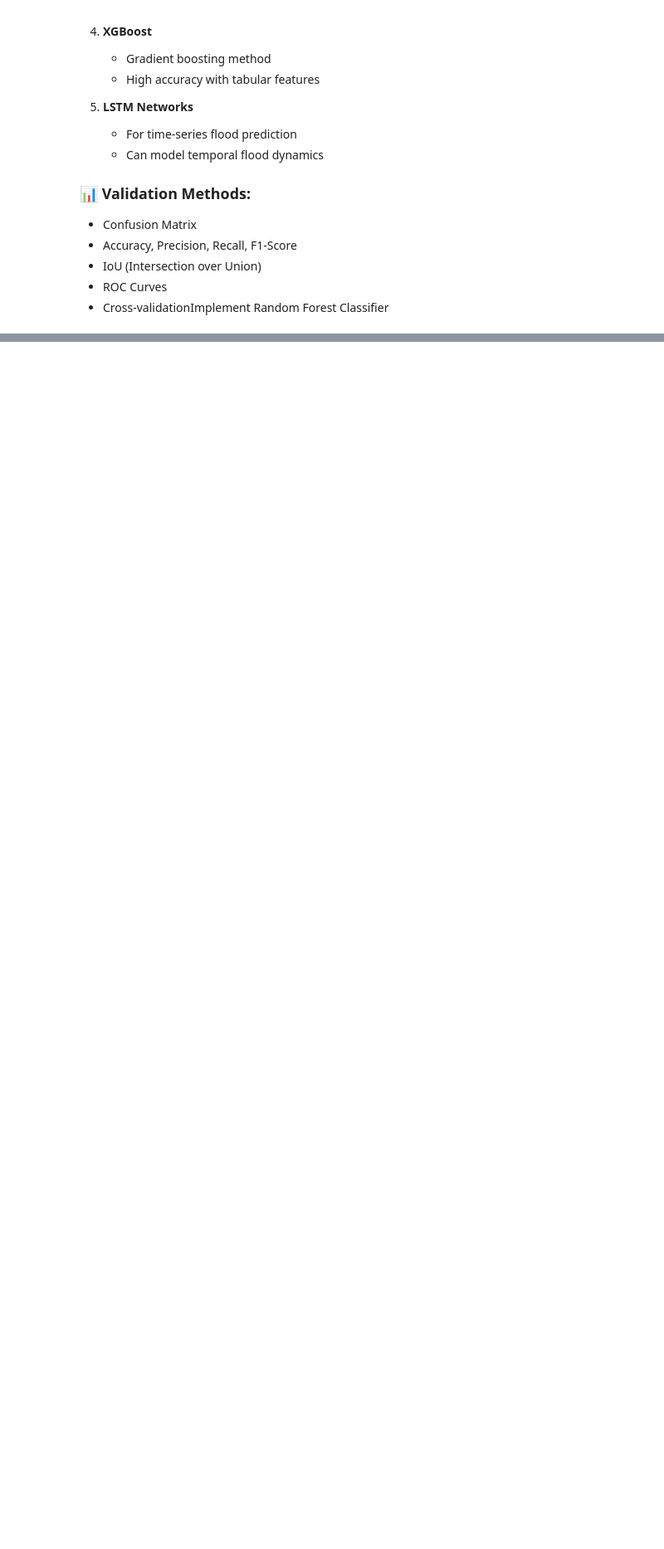
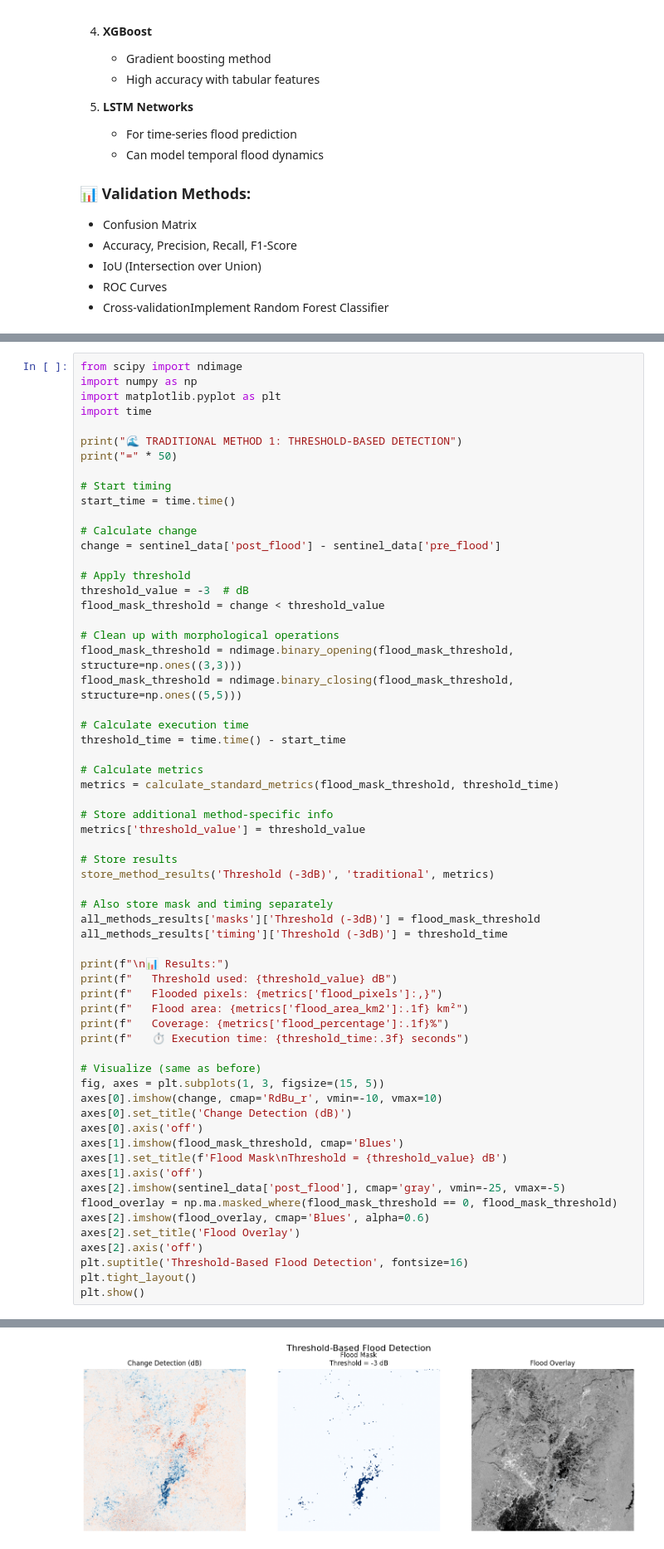
Before and after one commit to neuralio/flood-mapping-class, a Jupyter notebook: notebooks/templates/flood_mapping_workshop_colab.ipynb, the cells around one changed output, grey strips where cells are left out. Shown at 83% size. Drawn from its saved outputs; the diff is of its cells as text; blank space fills up the shorter version.

```diff
--- a/notebooks/templates/flood_mapping_workshop_colab.ipynb
+++ b/notebooks/templates/flood_mapping_workshop_colab.ipynb
@@ -783,0 +537,63 @@ Speed improvement of threshold over RF: 3302.3x
+# %%
+from scipy import ndimage
+import numpy as np
+import matplotlib.pyplot as plt
+import time
+
+print("🌊 TRADITIONAL METHOD 1: THRESHOLD-BASED DETECTION")
+print("=" * 50)
+
+# Start timing
+start_time = time.time()
+
+# Calculate change
+change = sentinel_data['post_flood'] - sentinel_data['pre_flood']
+
+# Apply threshold
+threshold_value = -3  # dB
+flood_mask_threshold = change < threshold_value
+
+# Clean up with morphological operations
+flood_mask_threshold = ndimage.binary_opening(flood_mask_threshold, structure=np.ones((3,3)))
+flood_mask_threshold = ndimage.binary_closing(flood_mask_threshold, structure=np.ones((5,5)))
+
+# Calculate execution time
+threshold_time = time.time() - start_time
+
+# Calculate metrics
+metrics = calculate_standard_metrics(flood_mask_threshold, threshold_time)
+
+# Store additional method-specific info
+metrics['threshold_value'] = threshold_value
+
+# Store results
+store_method_results('Threshold (-3dB)', 'traditional', metrics)
+
+# Also store mask and timing separately
+all_methods_results['masks']['Threshold (-3dB)'] = flood_mask_threshold
+all_methods_results['timing']['Threshold (-3dB)'] = threshold_time
+
+print(f"\n📊 Results:")
+print(f"   Threshold used: {threshold_value} dB")
+print(f"   Flooded pixels: {metrics['flood_pixels']:,}")
+print(f"   Flood area: {metrics['flood_area_km2']:.1f} km²")
+print(f"   Coverage: {metrics['flood_percentage']:.1f}%")
+print(f"   ⏱️ Execution time: {threshold_time:.3f} seconds")
+
+# Visualize (same as before)
+fig, axes = plt.subplots(1, 3, figsize=(15, 5))
+axes[0].imshow(change, cmap='RdBu_r', vmin=-10, vmax=10)
+axes[0].set_title('Change Detection (dB)')
+axes[0].axis('off')
+axes[1].imshow(flood_mask_threshold, cmap='Blues')
+axes[1].set_title(f'Flood Mask\nThreshold = {threshold_value} dB')
+axes[1].axis('off')
+axes[2].imshow(sentinel_data['post_flood'], cmap='gray', vmin=-25, vmax=-5)
+flood_overlay = np.ma.masked_where(flood_mask_threshold == 0, flood_mask_threshold)
+axes[2].imshow(flood_overlay, cmap='Blues', alpha=0.6)
+axes[2].set_title('Flood Overlay')
+axes[2].axis('off')
+plt.suptitle('Threshold-Based Flood Detection', fontsize=16)
+plt.tight_layout()
+plt.show()
+# %% [output]
@@ -783,0 +610 @@ Speed improvement of threshold over RF: 3302.3x
+[figure, added]
```
Also changed, not shown: parts of 29 cells of this notebook.
